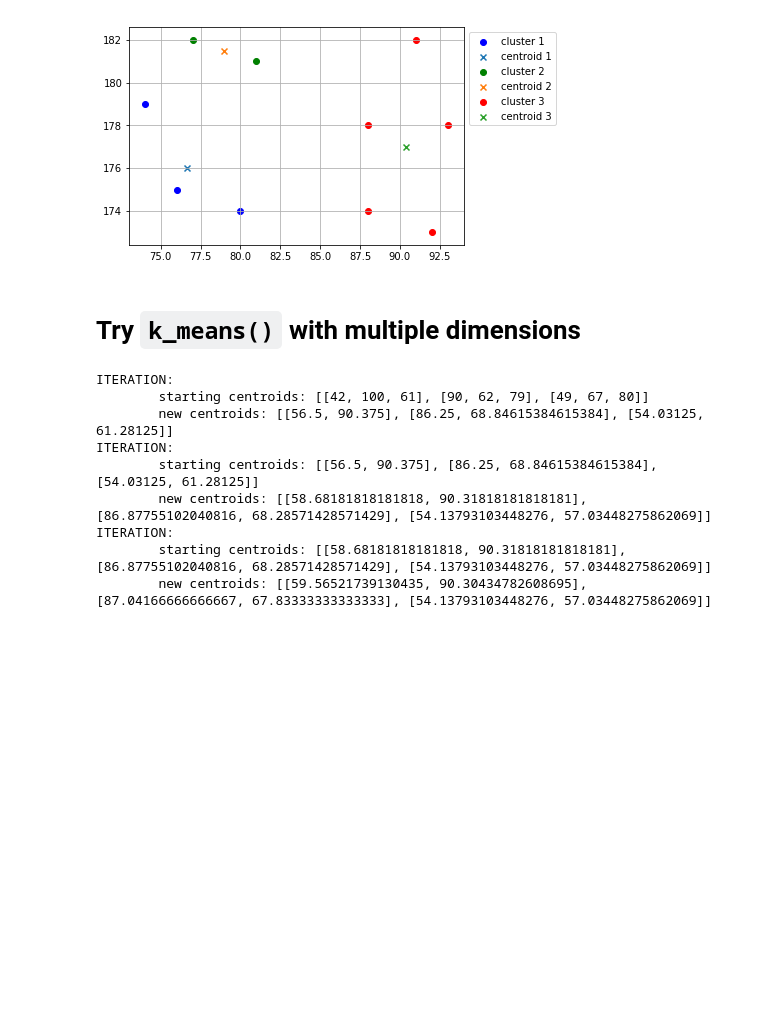
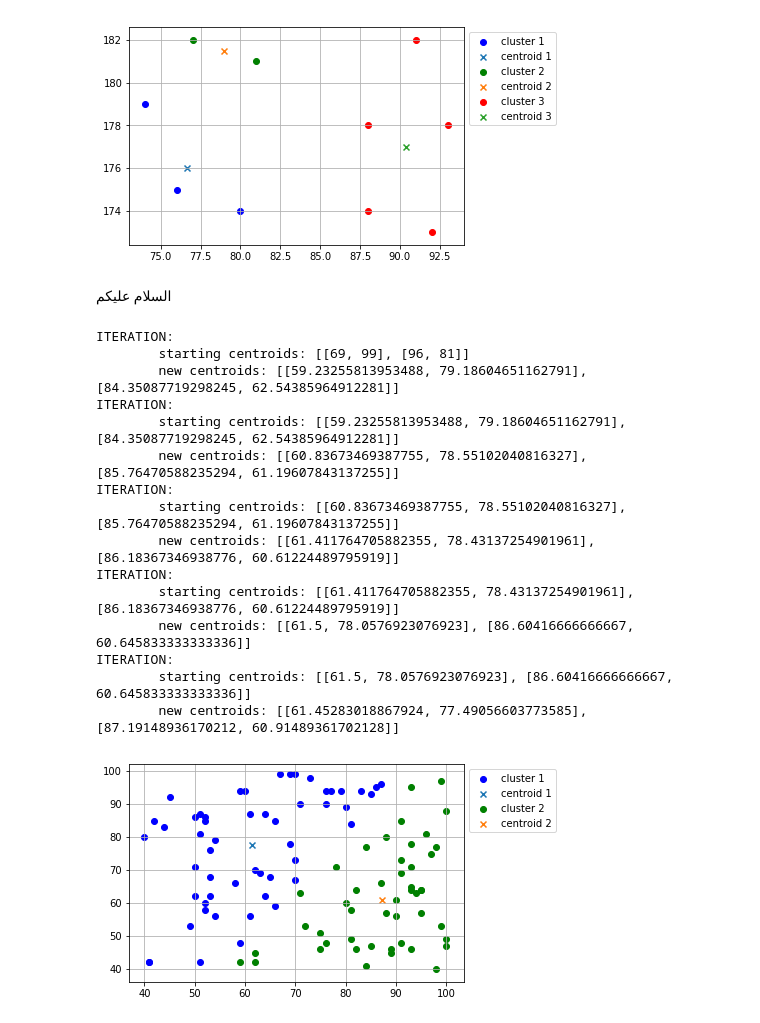
Before and after one commit to iamaziz/py_ml_and_algorithms-in-ar, a Jupyter notebook: machine_learning/clustering/k_means.ipynb, the cells around one changed output. Saved outputs shown, nothing was run; the diff lists cells and outputs as text; code cells hidden in the pictures; blank space fills up the shorter version.

```diff
--- a/machine_learning/clustering/k_means.ipynb
+++ b/machine_learning/clustering/k_means.ipynb
@@ -142,36 +148 @@ def new_centers(*clusters):
 </div>
-# %%
-# k-means algorithm 'recursively'
-def k_means(data, k=2, *seeds):
-
-
-    # init centroids
-    seeds = list(seeds) if seeds else [data[i] for i in range(k)]
-
-    # clusters
-    clusters = [[] for _ in range(k)]
-
-    # add each point to its closest cluster
-    for point in data:
-
-        # which cluster's center is closest to point
-        nearest = get_closer(point, *seeds)
-
-        # get the index of the cluster that has its center closest to point
-        nearest_cluster_index = seeds.index(nearest)
-
-        # append p to that cluster
-        clusters[nearest_cluster_index].append(point)
-
-
-    # new centers
-    new_seeds = new_centers(*clusters)
-
-
-    # return when converge
-    if seeds == new_seeds:
-        return clusters, seeds
-
-    # if not converge, recurse with new means as the seeds
-    print("ITERATION:\n\tstarting centroids: {}\n\tnew centroids: {}".format(seeds, new_seeds))
-    return k_means(data, k, *new_seeds)
@@ -178,6 +194,6 @@ def k_means(data, k=2, *seeds):
 # %%
 # plot and print results
-def report_result(centers, clusters):
+def report_result(clusters, centers):
     colors = ['b', 'g', 'r', 'c', 'm', 'y', 'k', 'w'] # available colors in matplotlib
     n = len(clusters)
     colors = colors[:n]
@@ -212,24 +228,34 @@ ITERATION:
         starting centroids: [[75.0, 177.0], [77.0, 182.0], [87.57142857142857, 177.14285714285714]]
         new centroids: [[76.66666666666667, 176.0], [79.0, 181.5], [90.4, 177.0]]
 [figure]
-# %% [markdown]
-# Try `k_means()` with multiple dimensions
+# %% [markdown]
+<div dir="rtl" lang="ar">
+السلام عليكم
+</div>
 # %%
 from random import randint
 # %%
-def random_point(dimension=3):
-    return [rand(40, 100) for _ in range(dimension)]
+def random_point(dimension=2):
+    return [randint(40, 100) for _ in range(dimension)]
 # %%
 samples = [random_point() for _ in range(100)]
 # %%
-clusters, centers = k_means(samples, k=3)
+clusters, centers = k_means(samples, k=2)
+report_result(clusters, centers)
 # %% [output]
 ITERATION:
-        starting centroids: [[42, 100, 61], [90, 62, 79], [49, 67, 80]]
-        new centroids: [[56.5, 90.375], [86.25, 68.84615384615384], [54.03125, 61.28125]]
+        starting centroids: [[69, 99], [96, 81]]
+        new centroids: [[59.23255813953488, 79.18604651162791], [84.35087719298245, 62.54385964912281]]
 ITERATION:
-        starting centroids: [[56.5, 90.375], [86.25, 68.84615384615384], [54.03125, 61.28125]]
-        new centroids: [[58.68181818181818, 90.31818181818181], [86.87755102040816, 68.28571428571429], [54.13793103448276, 57.03448275862069]]
+        starting centroids: [[59.23255813953488, 79.18604651162791], [84.35087719298245, 62.54385964912281]]
+        new centroids: [[60.83673469387755, 78.55102040816327], [85.76470588235294, 61.19607843137255]]
 ITERATION:
-        starting centroids: [[58.68181818181818, 90.31818181818181], [86.87755102040816, 68.28571428571429], [54.13793103448276, 57.03448275862069]]
-        new centroids: [[59.56521739130435, 90.30434782608695], [87.04166666666667, 67.83333333333333], [54.13793103448276, 57.03448275862069]]
+        starting centroids: [[60.83673469387755, 78.55102040816327], [85.76470588235294, 61.19607843137255]]
+        new centroids: [[61.411764705882355, 78.43137254901961], [86.18367346938776, 60.61224489795919]]
+ITERATION:
+        starting centroids: [[61.411764705882355, 78.43137254901961], [86.18367346938776, 60.61224489795919]]
+        new centroids: [[61.5, 78.0576923076923], [86.60416666666667, 60.645833333333336]]
+ITERATION:
+        starting centroids: [[61.5, 78.0576923076923], [86.60416666666667, 60.645833333333336]]
+        new centroids: [[61.45283018867924, 77.49056603773585], [87.19148936170212, 60.91489361702128]]
+[figure, added]
```
Also changed, not shown: parts of 11 cells of this notebook.
